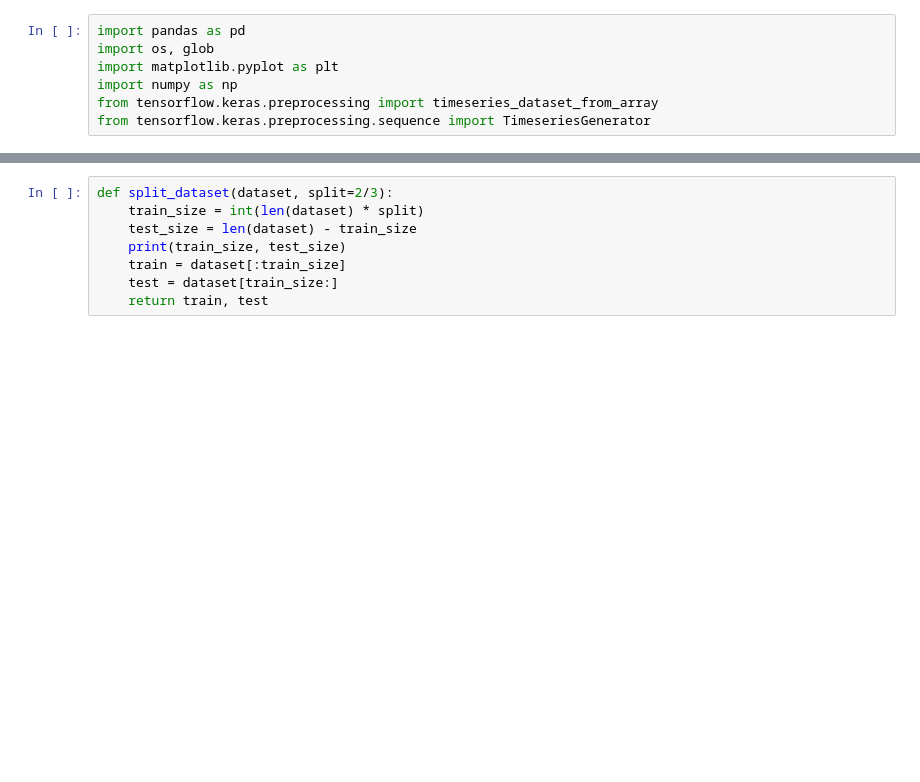
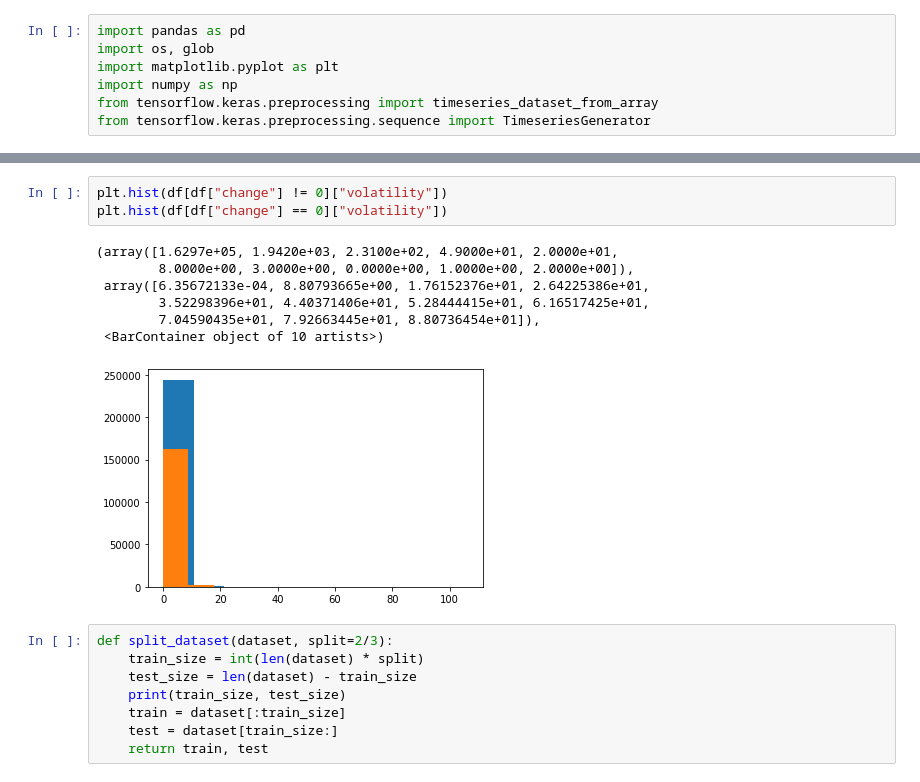
Before and after one commit to ryanmahan/btc-bot, a Jupyter notebook: lstm.ipynb, the cells around one changed output, grey strips where cells are left out. Drawn from its saved outputs; the diff is of its cells as text; blank space fills up the shorter version.

```diff
--- a/lstm.ipynb
+++ b/lstm.ipynb
@@ -33,3 +61,14 @@ df.head()
+# %%
+plt.hist(df[df["change"] != 0]["volatility"])
+plt.hist(df[df["change"] == 0]["volatility"])
+# %% [output]
+(array([1.6297e+05, 1.9420e+03, 2.3100e+02, 4.9000e+01, 2.0000e+01,
+        8.0000e+00, 3.0000e+00, 0.0000e+00, 1.0000e+00, 2.0000e+00]),
+ array([6.35672133e-04, 8.80793665e+00, 1.76152376e+01, 2.64225386e+01,
+        3.52298396e+01, 4.40371406e+01, 5.28444415e+01, 6.16517425e+01,
+        7.04590435e+01, 7.92663445e+01, 8.80736454e+01]),
+ <BarContainer object of 10 artists>)
+[figure, added]
 # %%
 def split_dataset(dataset, split=2/3):
     train_size = int(len(dataset) * split)
```
Also changed, not shown: parts of 6 cells of this notebook, 5 other files.
